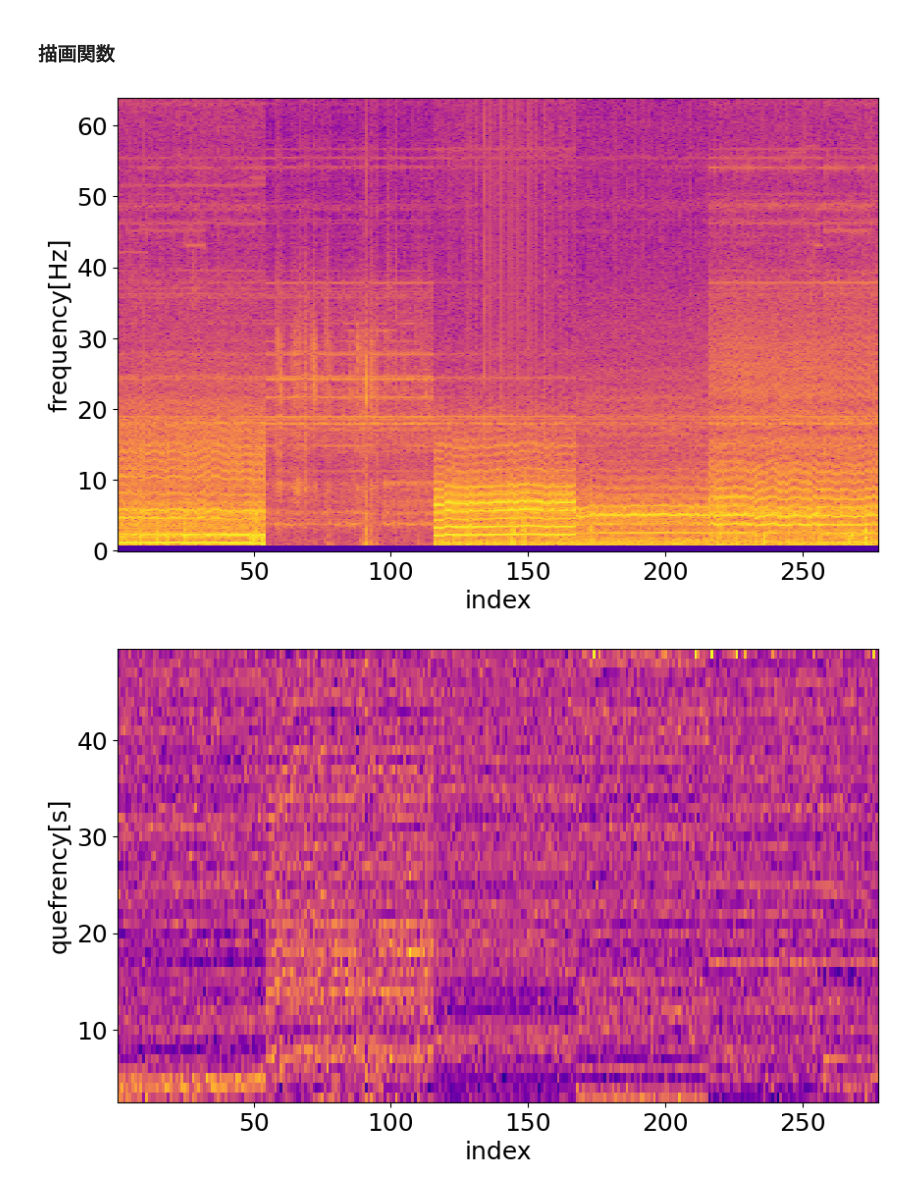
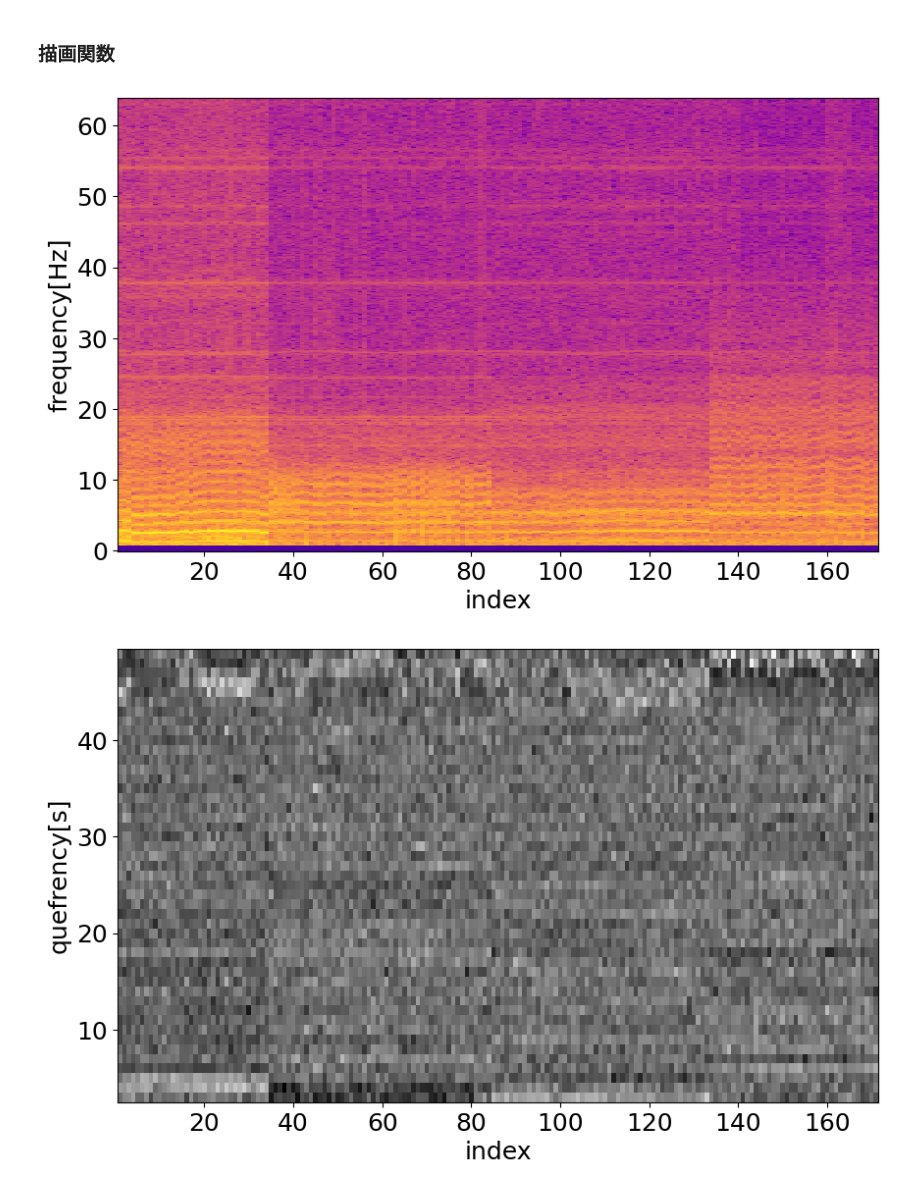
Before and after one commit to tetdarth/signal-processing-for-GMRF, a Jupyter notebook: src/cepstrogram.ipynb, the cells around one changed output. Saved outputs shown, nothing was run; the diff lists cells and outputs as text; code cells hidden in the pictures.

```diff
--- a/src/cepstrogram.ipynb
+++ b/src/cepstrogram.ipynb
@@ -214,7 +214,7 @@ def plot_cepstrogram(wave : np.ndarray) -> None:
     plt.figure(figsize=(10, 6), facecolor='none')
     plt.rcParams["font.size"] = 18
     # plt.subplots_adjust(left=0, right=1, top=1, bottom=0)
-    plt.pcolormesh(t, f, cep.T, shading='auto', cmap='plasma')
+    plt.pcolormesh(t, f, cep.T, shading='auto', cmap='gray')
     plt.xlabel('index')
     plt.ylabel('quefrency[s]')
     # plt.axis('off')
@@ -222,13 +222,13 @@ def plot_cepstrogram(wave : np.ndarray) -> None:
 # %%
 import utills.datapath as dp
 
-tester = dp.LMH.M002.value.ka_center
+tester = dp.LMH.M001.value.ka_center
 left, right, _ = read_csv(tester.value, integrity_check=True)
 
 plot_spectrogram(left)
 plot_cepstrogram(left)
 plot_spectrogram(right)
 plot_cepstrogram(right)
 # %% [output]
-[figure, old version]
+[figure, new version]
-[figure, old version]
+[figure, new version]
```
Also changed, not shown: parts of 1 cell of this notebook, 6 other files.
